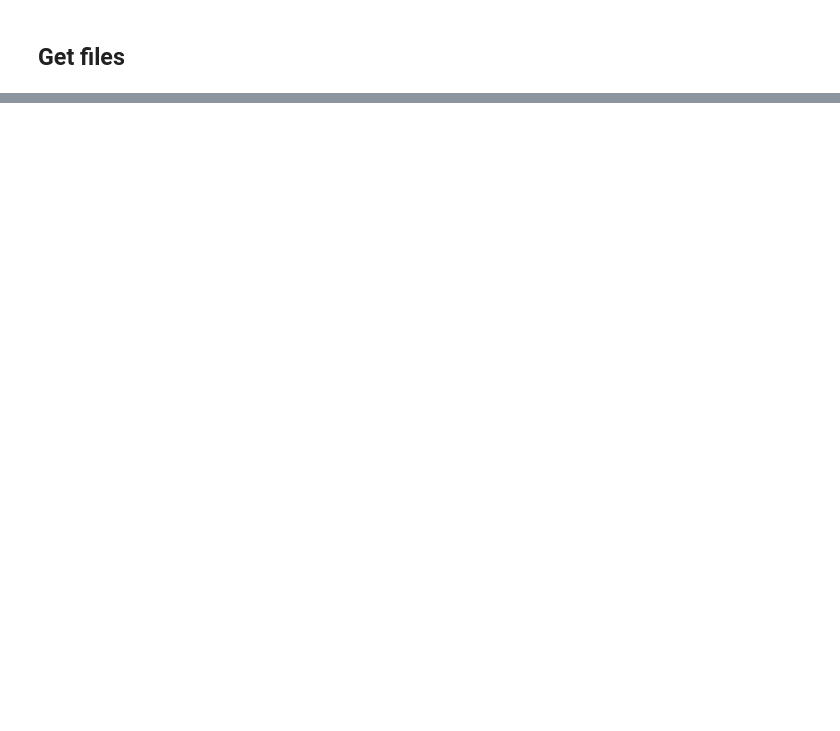
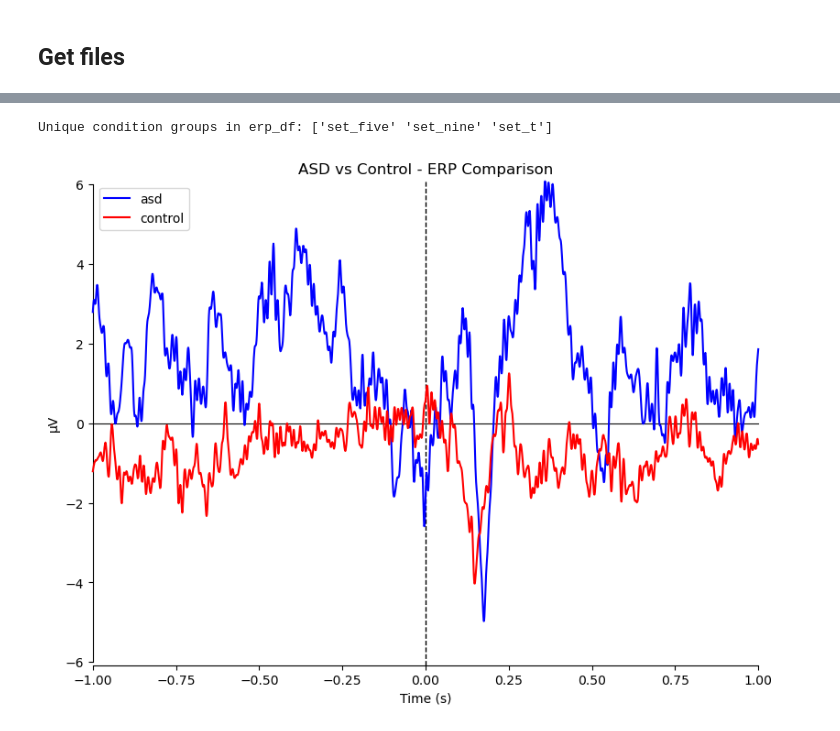
Before and after one commit to aabeaudry/Q1K_VS_EEG, a Jupyter notebook: EEG_data.ipynb, the cells around one changed output, grey strips where cells are left out. Drawn from its saved outputs; the diff is of its cells as text; code cells hidden in the pictures; blank space fills up the shorter version.

```diff
--- a/EEG_data.ipynb
+++ b/EEG_data.ipynb
@@ -655,7 +507,7 @@ bands = {'alpha': (8, 13),
 ## Get files
 # %%
 
-epoch_files = glob.glob(file_pattern)
+#epoch_files = glob.glob(file_pattern)
 print(f"Found {len(epoch_files)} files to process")
 #Select where to save the data
 # Main results storage
@@ -803,10 +854,9 @@ print("Main processing completed!")
 # %%
 # Create dataframe with ERP info
 # Convert results to DataFrames
-results_df = pd.DataFrame(all_results)
-print(f"\nProcessed {results_df['subject'].nunique()} subjects")
+#results_df = pd.DataFrame(all_results)
+#print(f"\nProcessed {results_df['subject'].nunique()} subjects")
 
-# Create ERP waveform DataFrame for plotting
 erp_data_list = []
 for erp_dict in all_erp_data:
     n_timepoints = len(erp_dict['times'])
@@ -815,6 +865,7 @@ for erp_dict in all_erp_data:
         'amplitude': erp_dict['amplitude'],
         'subject': [erp_dict['subject']] * n_timepoints,
         'diagnosis': [erp_dict['diagnosis']] * n_timepoints,
+        # Replace condition_group with set_size here:
         'condition_group': [erp_dict['condition_group']] * n_timepoints,
         'n_trials': [erp_dict['n_trials']] * n_timepoints
     })
@@ -876,31 +925,58 @@ if not erp_df.empty:
+# %%
+# Create evoked objects for each condition
+evoked_dict = {}
+
+for size in ['set_five', 'set_nine', 'set_t']:
+    size_data = erp_df[erp_df['set_size'] == size]
+
+    if not size_data.empty:
+        # Compute grand average
+        grand_avg = size_data.groupby('time')['amplitude'].mean()
+        times = grand_avg.index.values
+        data = grand_avg.values.reshape(1, -1)  # Shape: (1 channel, n_times)
+
+        # Create minimal info structure
+        info = mne.create_info(['ROI'], sfreq=1000, ch_types=['eeg'])
+
+        # Create evoked object
+        evoked = mne.EvokedArray(data, info, tmin=times[0])
+        evoked_dict[size.replace('_', ' ').title()] = evoked
+if len(evoked_dict) == 2:
+        # Plot comparison using MNE
+    fig = plot_compare_evokeds(evoked_dict, picks='ROI',
+                                  title='Set Size - ERP Comparison', ci=True, show='separate', show_sensors='upper right')
+    plt.show()
+# %%
+print("Unique condition groups in erp_df:", erp_df['set_size'].unique())
+# %% [output]
+Unique condition groups in erp_df: ['set_five' 'set_nine' 'set_t']
 # %%
 #Plot differences between ASD and Controls in conjuction
 # Plot group differences
 if not erp_df.empty:
 
     # Create evoked objects for each condition
     evoked_dict = {}
 
     for diagnosis in results_df['diagnosis'].unique():
         condition_data = erp_df[erp_df['diagnosis'] == diagnosis]
-
-        # Select only conjunction conditions
-        condition_data = condition_data[condition_data['condition_group'] == 'conjunction_search']
 
         if not condition_data.empty:
             # Compute grand average
             grand_avg = condition_data.groupby('time')['amplitude'].mean()
             times = grand_avg.index.values
             data = grand_avg.values.reshape(1, -1)
             # Create minimal info structure
             info = mne.create_info(['ROI'], sfreq=1000, ch_types=['eeg'])
 
             # Create evoked object
             evoked = mne.EvokedArray(data, info, tmin=times[0])
             evoked_dict[diagnosis] = evoked
     if len(evoked_dict) == 2:
         # Plot comparison using MNE
         fig = plot_compare_evokeds(evoked_dict, picks='ROI',
                                   title='ASD vs Control - ERP Comparison',
                                    colors=['blue', 'red'], ci=True, show='separate', show_sensors='upper right')
         plt.show()
+# %% [output]
+[figure, added]
```
Also changed, not shown: parts of 50 cells of this notebook.
